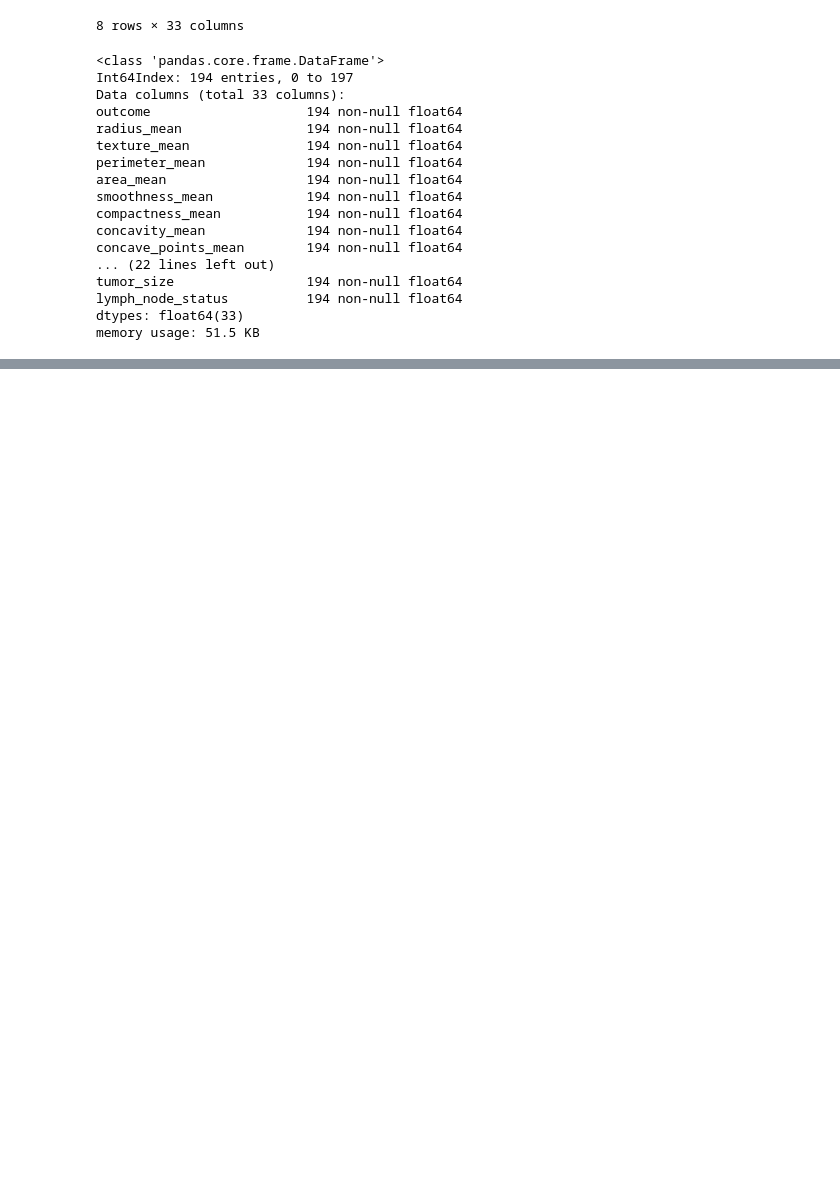
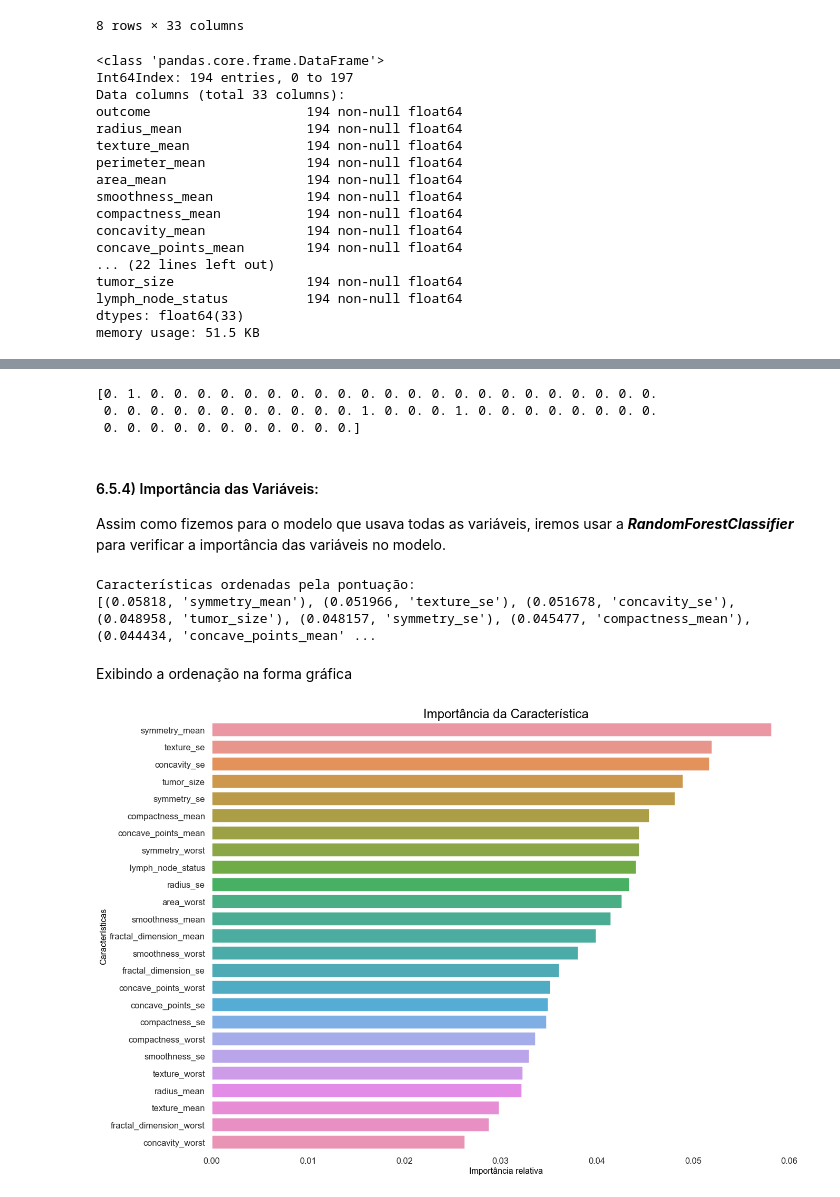
Before and after one commit to DWalterJansen/topicosIC, a Jupyter notebook: Equipe/Trabalho Final/Trabalho Final.ipynb, the cells around one changed output, grey strips where cells are left out. Cells and saved outputs as stored; diff of their text form; code cells hidden in the pictures; blank space fills up the shorter version.

```diff
--- a/Equipe/Trabalho Final/Trabalho Final.ipynb
+++ b/Equipe/Trabalho Final/Trabalho Final.ipynb
@@ -479,0 +415,5 @@ memory usage: 30.3 KB
+# %%
+# Criando novo DataFrame com menos características
+data = wpbc.drop(columns=['perimeter_mean', 'area_mean', 'radius_worst', 'concavity_mean',
+                          'perimeter_se', 'area_se', 'perimeter_worst'])
+data.info()
@@ -479,0 +459,16 @@ memory usage: 30.3 KB
+# %%
+# Treinamento do modelo
+# Importa 'RandomForestClassifier' de 'usklearn.ensemble'
+from sklearn.ensemble import RandomForestClassifier
+
+# Cria um classificador gaussiano
+clf2 = RandomForestClassifier(n_estimators = 200)
+
+# Treina o modelo usando o conjunto de treinamento
+clf2.fit(X_train2, y_train2)
+y_pred2 = clf2.predict(X_test2)
+
+# Importa 'metrics' de 'sklearn'
+from sklearn import metrics
+# Modelo de precisão, que diz quão frequente o classificador está correto
+print("Precisão:", metrics.accuracy_score(y_test2, y_pred2))
@@ -479,0 +565,40 @@ memory usage: 30.3 KB
+# %%
+#Conjunto para predição
+print(y_pred2)
+# %% [output]
+[0. 1. 0. 0. 0. 0. 0. 0. 0. 0. 0. 0. 0. 0. 0. 0. 0. 0. 0. 0. 0. 0. 0. 0.
+ 0. 0. 0. 0. 0. 0. 0. 0. 0. 0. 0. 1. 0. 0. 0. 1. 0. 0. 0. 0. 0. 0. 0. 0.
+ 0. 0. 0. 0. 0. 0. 0. 0. 0. 0. 0.]
+# %% [markdown]
+<h4>6.5.4) Importância das Variáveis:</h4>
+
+<p>Assim como fizemos para o modelo que usava todas as variáveis, iremos usar a <b><i>RandomForestClassifier</i></b> para verificar a importância das variáveis no modelo.</p>
+# %%
+# Ordenação das as características importantes pela pontuação
+print("Características ordenadas pela pontuação:")
+# O número dentro de round é o limite de casas decimais
+result2 = sorted(zip(map(lambda x: round(x, 6), clf2.feature_importances_), namesrfc2), reverse=True)
+print(result2)
+
+# Criando dataframe com o resultado
+df2 = pd.DataFrame(data=result2)
+df2 = df2.rename(index=str, columns={0: "importance", 1: "feature"})
+# %% [output]
+Características ordenadas pela pontuação:
+[(0.05818, 'symmetry_mean'), (0.051966, 'texture_se'), (0.051678, 'concavity_se'), (0.048958, 'tumor_size'), (0.048157, 'symmetry_se'), (0.045477, 'compactness_mean'), (0.044434, 'concave_points_mean' ...
+# %% [markdown]
+<p>Exibindo a ordenação na forma gráfica</p>
+# %%
+import matplotlib.pyplot as plt
+
+sns.set_color_codes("dark")
+sns.set_style("white")
+sns.set_context("talk")
+plt.figure(figsize=(20,15))
+g = sns.barplot(x="importance", y="feature", data=df2)
+g.axes.set_title('Importância da Característica', fontsize=24,color="black",alpha=2)
+g.set_xlabel("Importância relativa", size = 16,color="black")
+g.set_ylabel("Características", size = 16,color="black")
+sns.despine(left=True, bottom=True)
+# %% [output]
+[figure, added]
```
Also changed, not shown: parts of 58 cells of this notebook.
